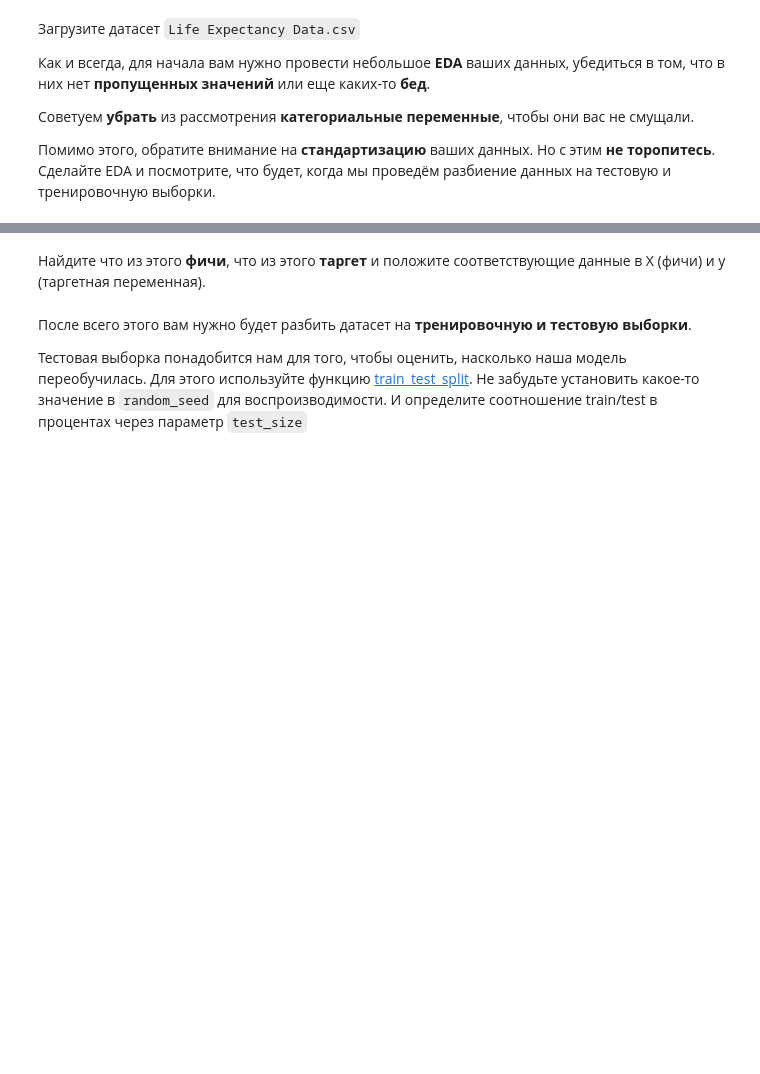
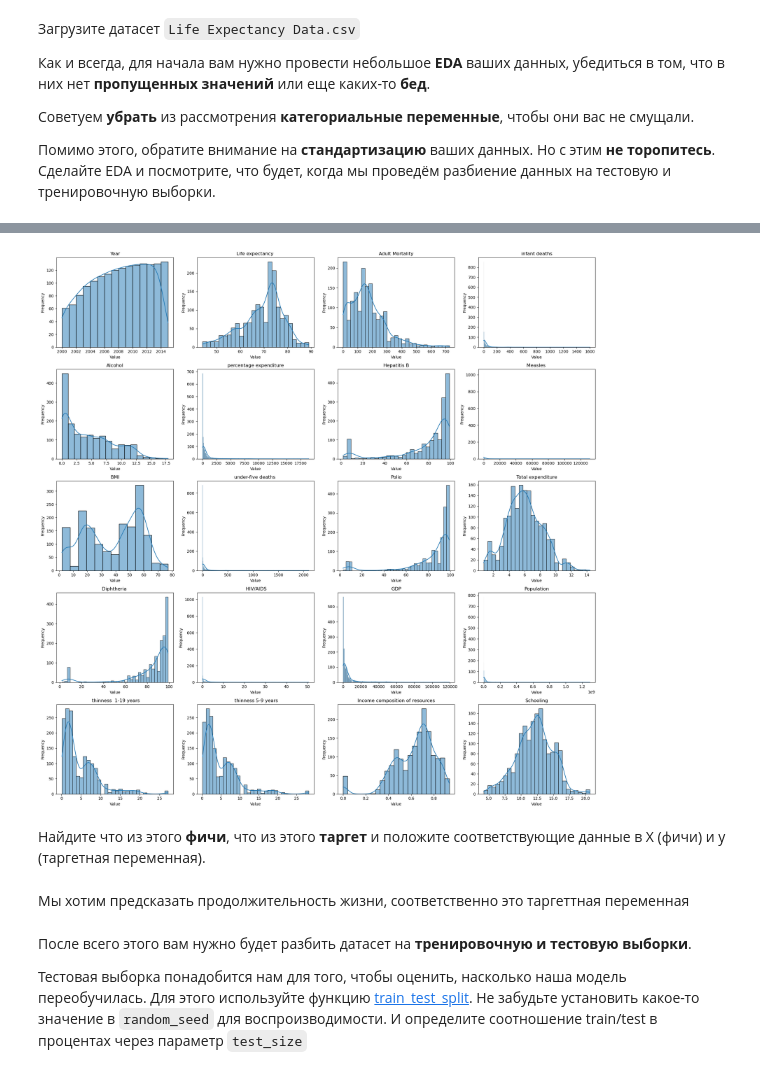
Before and after one commit to ML-BI-25/hw3-linear-regression-Aurinko23, a Jupyter notebook: hw3_data_analysis.ipynb, the cells around one changed output, grey strips where cells are left out. Drawn from its saved outputs; the diff is of its cells as text; code cells hidden in the pictures; blank space fills up the shorter version.

```diff
--- a/hw3_data_analysis.ipynb
+++ b/hw3_data_analysis.ipynb
@@ -26,0 +81,2 @@ from sklearn.metrics import mean_squared_error, mean_absolute_error, r2_score
+# %%
+df_new = df.dropna()
@@ -27,2 +117,21 @@ from sklearn.metrics import mean_squared_error, mean_absolute_error, r2_score
+# %%
+df_new = df_new.drop("Status", axis=1)
+# %%
+fig, axes = plt.subplots(nrows=5, ncols=4, figsize=(20, 20))
+axes = axes.flatten()
+
+for ax, col in zip(axes, df_new.columns):
+    sns.histplot(df_new[col].dropna(), kde=True, ax=ax)
+    ax.set_title(col)
+    ax.set_xlabel("Value")
+    ax.set_ylabel("Frequency")
+
+for j in range(len(df_new.columns), len(axes)):
+    axes[j].set_visible(False)
+
+plt.tight_layout()
+plt.show()
+# %% [output]
+[figure, added]
 # %% [markdown]
 Найдите что из этого **фичи**, что из этого **таргет** и положите соответствующие данные в X (фичи) и y (таргетная переменная).
@@ -32,3 +141,5 @@ y = # YOUR CODE HERE
+# %% [markdown]
+Мы хотим предсказать продолжительность жизни, соответственно это таргеттная переменная
 # %% [markdown]
 После всего этого вам нужно будет разбить датасет на **тренировочную и тестовую выборки**.
 
```
Also changed, not shown: parts of 32 cells of this notebook.
